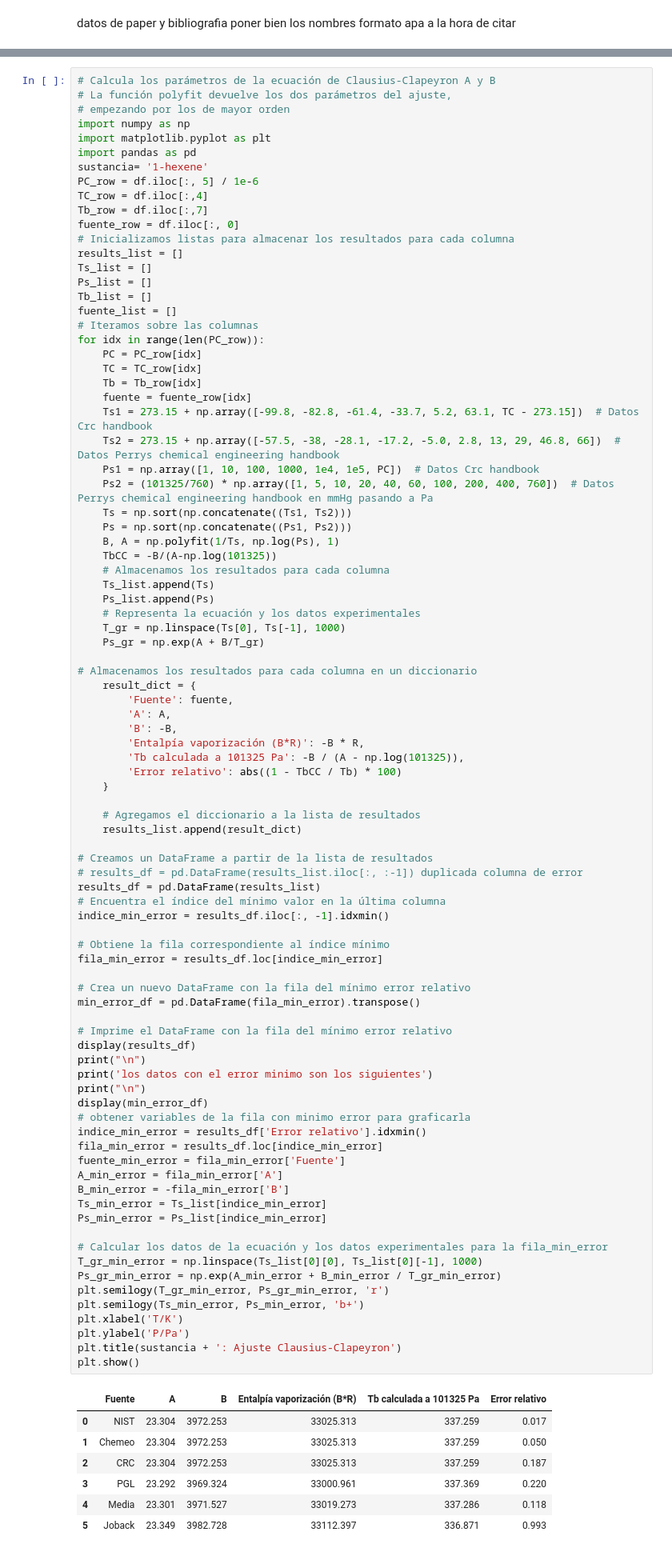
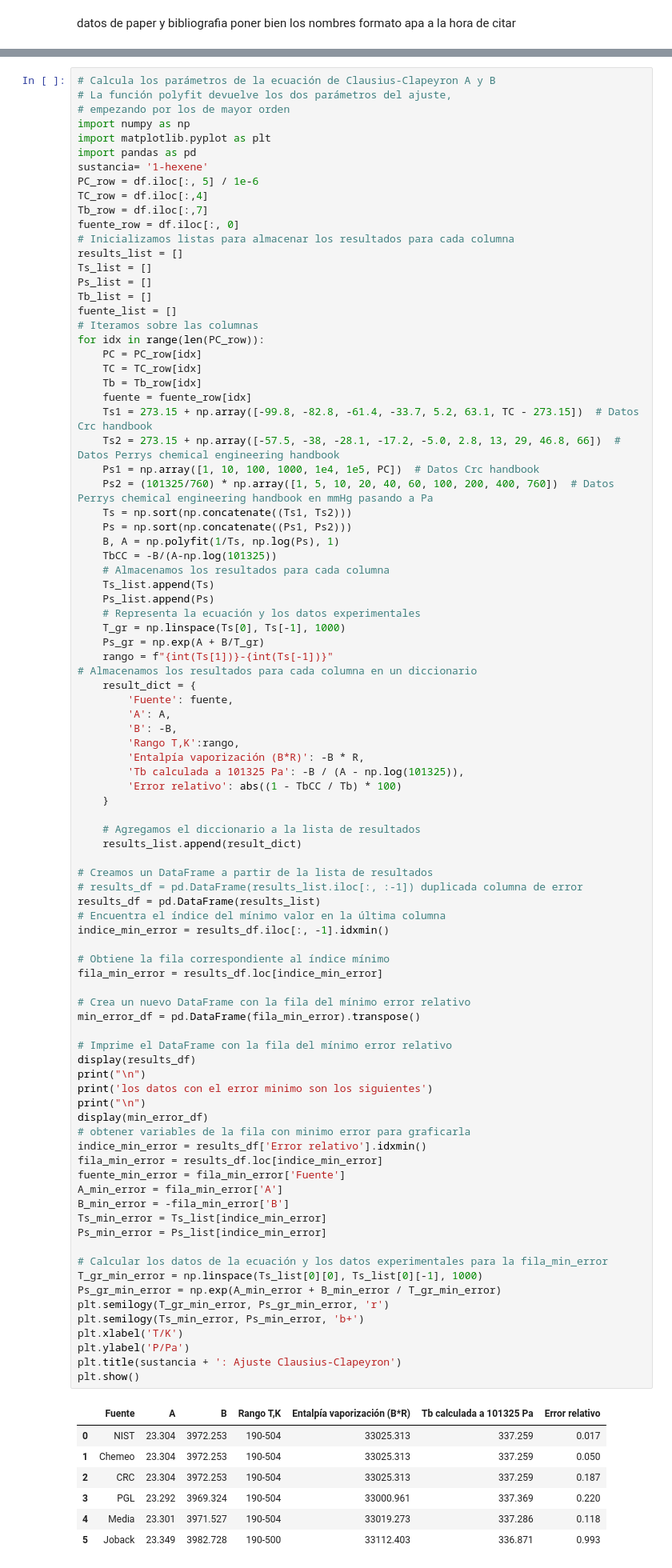
Before and after one commit to ChristianPh404/TQA, a Jupyter notebook: TQA (1).ipynb, the cells around one changed output, grey strips where cells are left out. Shown at 80% size. Drawn from its saved outputs; the diff is of its cells as text.

```diff
--- a/TQA (1).ipynb
+++ b/TQA (1).ipynb
@@ -364,12 +421,13 @@ for idx in range(len(PC_row)):
     # Representa la ecuación y los datos experimentales
     T_gr = np.linspace(Ts[0], Ts[-1], 1000)
     Ps_gr = np.exp(A + B/T_gr)
-
+    rango = f"{int(Ts[1])}-{int(Ts[-1])}"
 # Almacenamos los resultados para cada columna en un diccionario
     result_dict = {
         'Fuente': fuente,
         'A': A,
         'B': -B,
+        'Rango T,K':rango,
         'Entalpía vaporización (B*R)': -B * R,
         'Tb calculada a 101325 Pa': -B / (A - np.log(101325)),
         'Error relativo': abs((1 - TbCC / Tb) * 100)
@@ -388,38 +446,38 @@ indice_min_error = results_df.iloc[:, -1].idxmin()
 fila_min_error = results_df.loc[indice_min_error]
 
 # Crea un nuevo DataFrame con la fila del mínimo error relativo
 min_error_df = pd.DataFrame(fila_min_error).transpose()
 
 # Imprime el DataFrame con la fila del mínimo error relativo
 display(results_df)
 print("\n")
 print('los datos con el error minimo son los siguientes')
 print("\n")
 display(min_error_df)
 # obtener variables de la fila con minimo error para graficarla
 indice_min_error = results_df['Error relativo'].idxmin()
 fila_min_error = results_df.loc[indice_min_error]
 fuente_min_error = fila_min_error['Fuente']
 A_min_error = fila_min_error['A']
 B_min_error = -fila_min_error['B']
 Ts_min_error = Ts_list[indice_min_error]
 Ps_min_error = Ps_list[indice_min_error]
 
 # Calcular los datos de la ecuación y los datos experimentales para la fila_min_error
 T_gr_min_error = np.linspace(Ts_list[0][0], Ts_list[0][-1], 1000)
 Ps_gr_min_error = np.exp(A_min_error + B_min_error / T_gr_min_error)
 plt.semilogy(T_gr_min_error, Ps_gr_min_error, 'r')
 plt.semilogy(Ts_min_error, Ps_min_error, 'b+')
 plt.xlabel('T/K')
 plt.ylabel('P/Pa')
 plt.title(sustancia + ': Ajuste Clausius-Clapeyron')
 plt.show()
 # %% [output]
-|  | Fuente | A | B | Entalpía vaporización (B*R) | Tb calculada a 101325 Pa | Error relativo |
-| 0 | NIST | 23.304 | 3972.253 | 33025.313 | 337.259 | 0.017 |
-| 1 | Chemeo | 23.304 | 3972.253 | 33025.313 | 337.259 | 0.050 |
-| 2 | CRC | 23.304 | 3972.253 | 33025.313 | 337.259 | 0.187 |
-| 3 | PGL | 23.292 | 3969.324 | 33000.961 | 337.369 | 0.220 |
-| 4 | Media | 23.301 | 3971.527 | 33019.273 | 337.286 | 0.118 |
-| 5 | Joback | 23.349 | 3982.728 | 33112.397 | 336.871 | 0.993 |
+|  | Fuente | A | B | Rango T,K | Entalpía vaporización (B*R) | Tb calculada a 101325 Pa | Error relativo |
+| 0 | NIST | 23.304 | 3972.253 | 190-504 | 33025.313 | 337.259 | 0.017 |
+| 1 | Chemeo | 23.304 | 3972.253 | 190-504 | 33025.313 | 337.259 | 0.050 |
+| 2 | CRC | 23.304 | 3972.253 | 190-504 | 33025.313 | 337.259 | 0.187 |
+| 3 | PGL | 23.292 | 3969.324 | 190-504 | 33000.961 | 337.369 | 0.220 |
+| 4 | Media | 23.301 | 3971.527 | 190-504 | 33019.273 | 337.286 | 0.118 |
+| 5 | Joback | 23.349 | 3982.728 | 190-500 | 33112.403 | 336.871 | 0.993 |
 los datos con el error minimo son los siguientes
```
Also changed, not shown: parts of 24 cells of this notebook, 1 other file.
